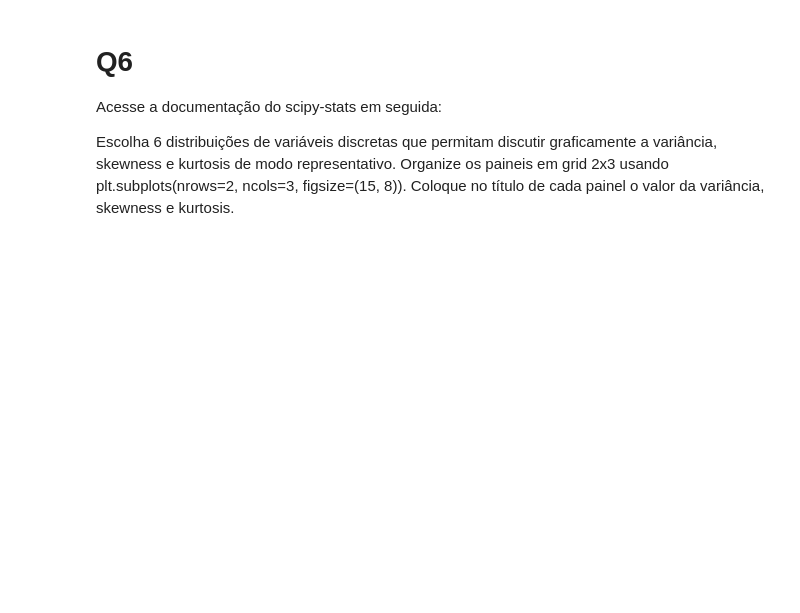
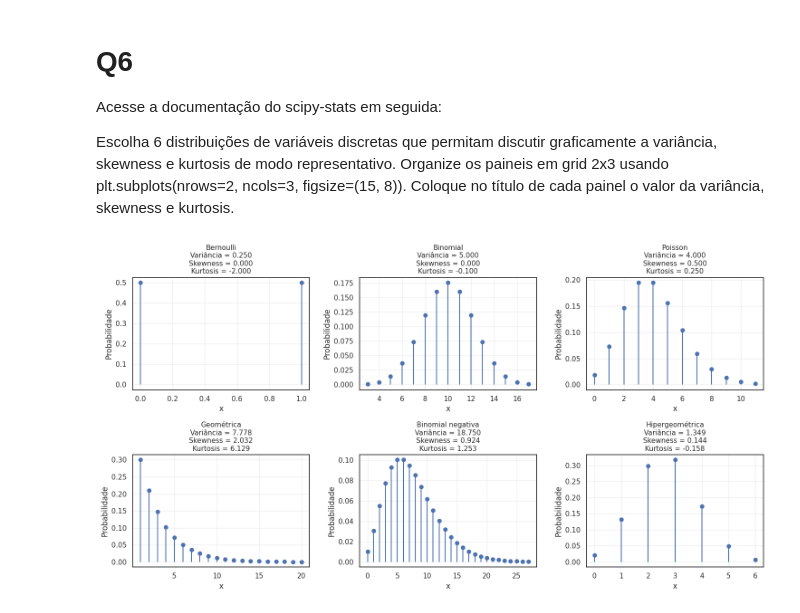
Before and after one commit to abujazarjannath/fisica_com_python_1, a Jupyter notebook: tarefa1.ipynb, the cells around one changed output. Drawn from its saved outputs; the diff is of its cells as text; code cells hidden in the pictures; blank space fills up the shorter version.

```diff
--- a/tarefa1.ipynb
+++ b/tarefa1.ipynb
@@ -250,3 +515,72 @@ Escolha 6 distribuições de variáveis continuas que permitam discutir graficam
 Acesse a documentação do scipy-stats em seguida:
 
 Escolha 6 distribuições de variáveis discretas que permitam discutir graficamente a variância, skewness e kurtosis de modo representativo. Organize os paineis em grid 2x3 usando plt.subplots(nrows=2, ncols=3, figsize=(15, 8)). Coloque no título de cada painel o valor da variância, skewness e kurtosis.
+# %%
+import numpy as np
+import matplotlib.pyplot as plt
+from scipy import stats
+
+# Criar figura com 2 linhas e 3 colunas
+fig, axes = plt.subplots(
+    nrows=2,
+    ncols=3,
+    figsize=(15, 8)
+)
+
+# Distribuições discretas e seus parâmetros
+distribuicoes = [
+    ("Bernoulli", stats.bernoulli, {"p": 0.5}),
+    ("Binomial", stats.binom, {"n": 20, "p": 0.5}),
+    ("Poisson", stats.poisson, {"mu": 4}),
+    ("Geométrica", stats.geom, {"p": 0.3}),
+    ("Binomial negativa", stats.nbinom, {"n": 5, "p": 0.4}),
+    ("Hipergeométrica", stats.hypergeom, {"M": 30, "n": 10, "N": 8})
+]
+
+# Fazer cada gráfico
+for ax, (nome, dist, params) in zip(
+    axes.flat,
+    distribuicoes
+):
+
+    # Definir os valores possíveis de x
+    x = np.arange(
+        dist.ppf(0.001, **params),
+        dist.ppf(0.999, **params) + 1
+    ).astype(int)
+
+    # Probabilidade de cada valor
+    y = dist.pmf(x, **params)
+
+    # Calcular média, variância, skewness e kurtosis
+    media, variancia, skewness, kurtosis = dist.stats(
+        moments='mvsk',
+        **params
+    )
+
+    # Gráfico
+    ax.stem(
+        x,
+        y,
+        basefmt=" "
+    )
+
+    # Título
+    ax.set_title(
+        f"{nome}\n"
+        f"Variância = {float(variancia):.3f}\n"
+        f"Skewness = {float(skewness):.3f}\n"
+        f"Kurtosis = {float(kurtosis):.3f}",
+        fontsize=11
+    )
+
+    ax.set_xlabel("x")
+    ax.set_ylabel("Probabilidade")
+
+    ax.grid(alpha=0.3)
+
+plt.tight_layout()
+
+plt.show()
+# %% [output]
+[figure, added]
```
Also changed, not shown: parts of 5 cells of this notebook.
